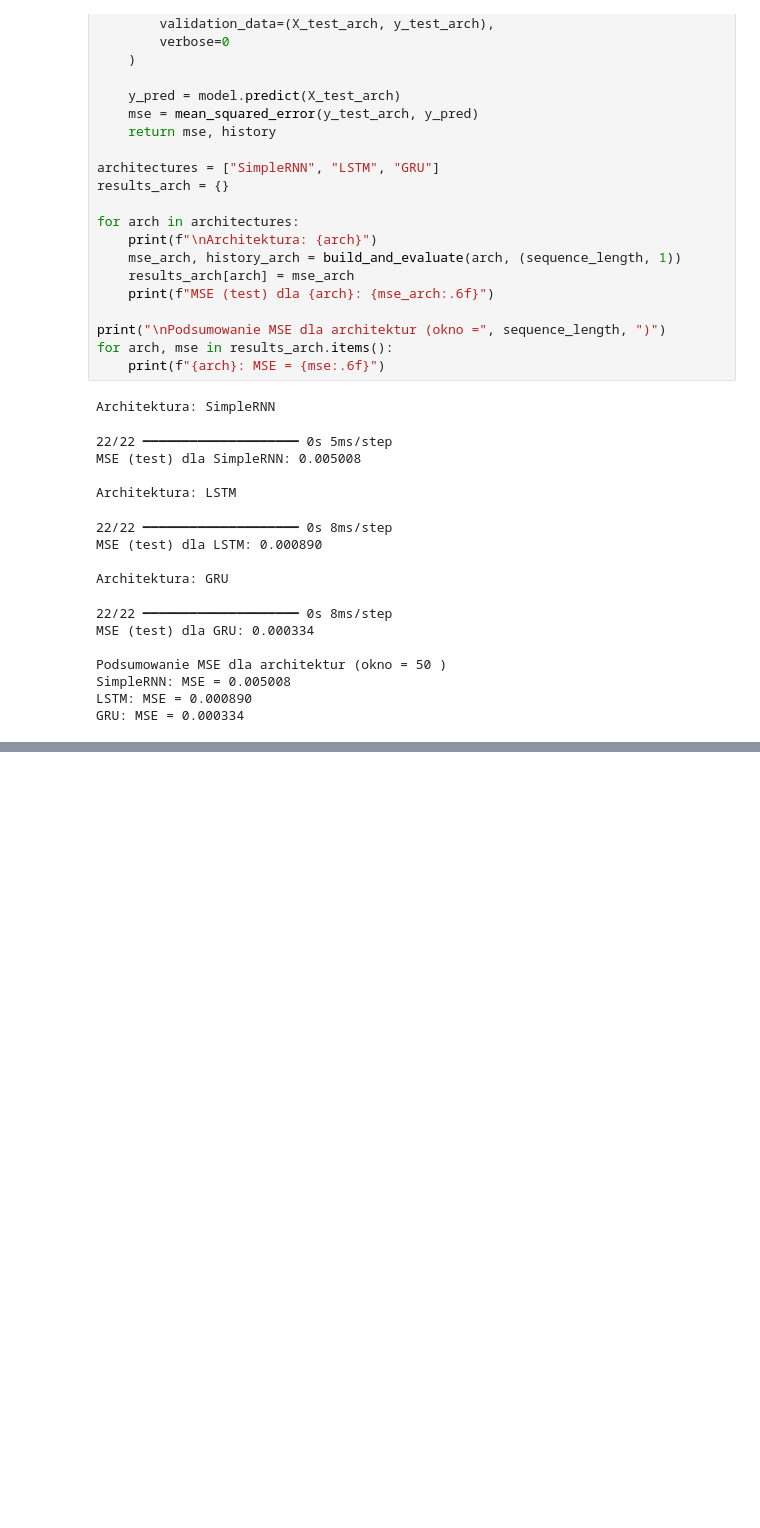
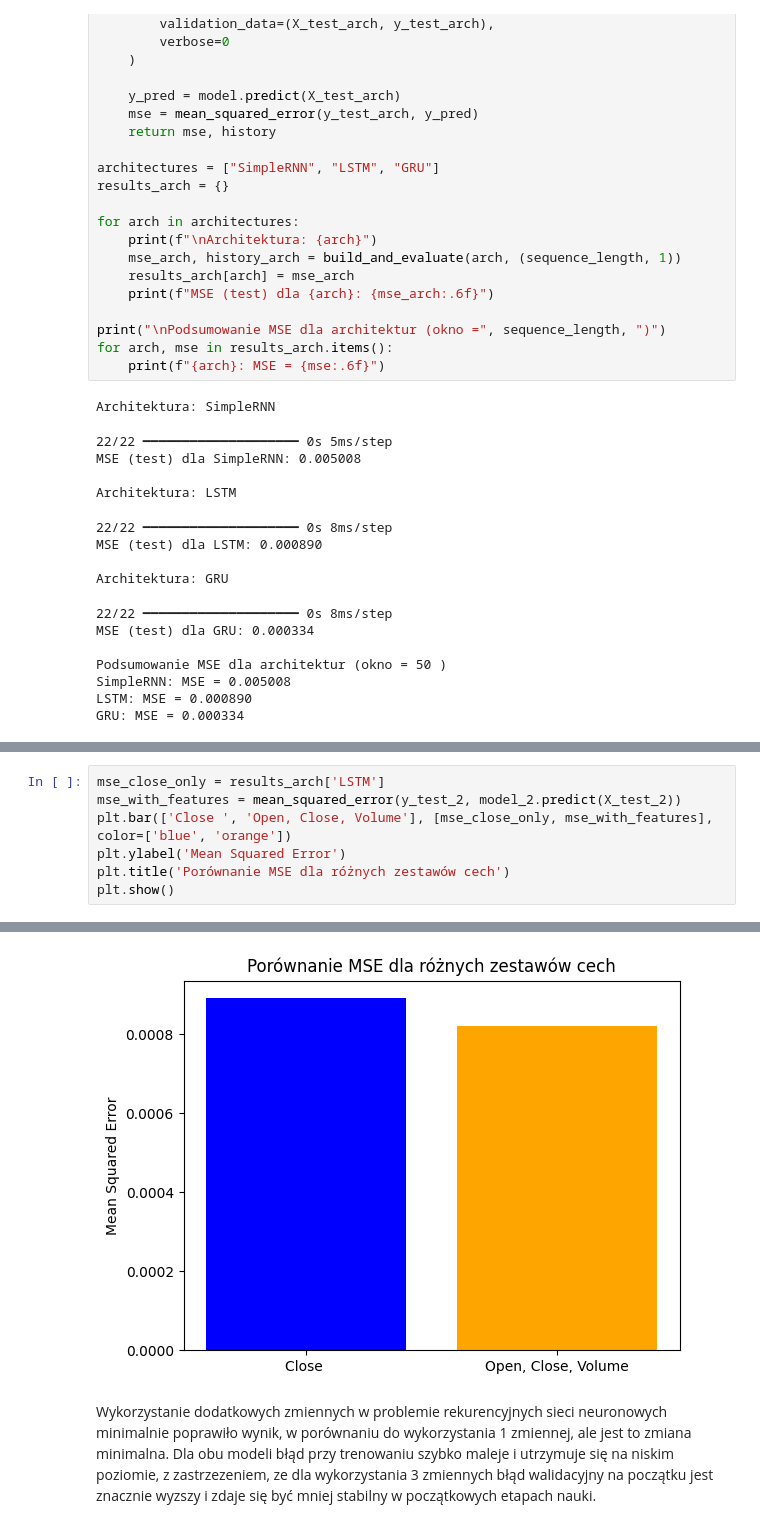
Before and after one commit to filipossowski/python.intro, a Jupyter notebook: Artificial Networks/Rekurencyjne_sieci.ipynb, the cells around one changed output, grey strips where cells are left out. Drawn from its saved outputs; the diff is of its cells as text; blank space fills up the shorter version.

```diff
--- a/Artificial Networks/Rekurencyjne_sieci.ipynb
+++ b/Artificial Networks/Rekurencyjne_sieci.ipynb
@@ -230,0 +326,8 @@ GRU: MSE = 0.000334
+# %%
+mse_close_only = results_arch['LSTM']
+mse_with_features = mean_squared_error(y_test_2, model_2.predict(X_test_2))
+plt.bar(['Close ', 'Open, Close, Volume'], [mse_close_only, mse_with_features], color=['blue', 'orange'])
+plt.ylabel('Mean Squared Error')
+plt.title('Porównanie MSE dla różnych zestawów cech')
+plt.show()
+# %% [output]
@@ -230,0 +335,3 @@ GRU: MSE = 0.000334
+[figure, added]
+# %% [markdown]
+Wykorzystanie dodatkowych zmiennych w problemie rekurencyjnych sieci neuronowych minimalnie poprawiło wynik, w porównaniu do wykorzystania 1 zmiennej, ale jest to zmiana minimalna. Dla obu modeli błąd przy trenowaniu szybko maleje i utrzymuje się na niskim poziomie, z zastrzezeniem, ze dla wykorzystania 3 zmiennych błąd walidacyjny na początku jest znacznie wyzszy i zdaje się być mniej stabilny w początkowych etapach nauki.
```
Also changed, not shown: parts of 6 cells of this notebook, 1 other file.
